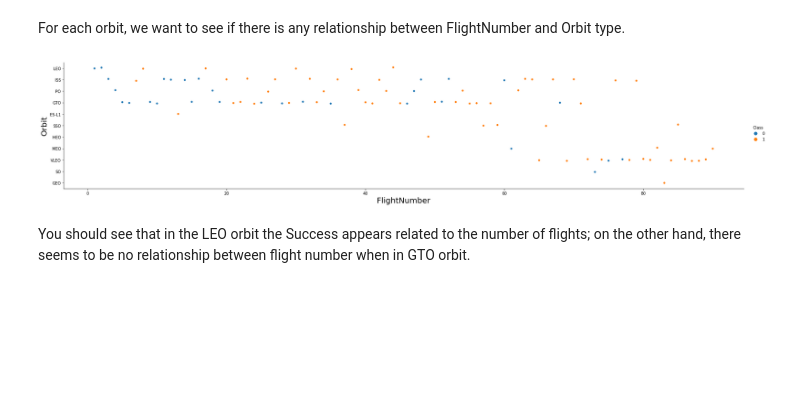
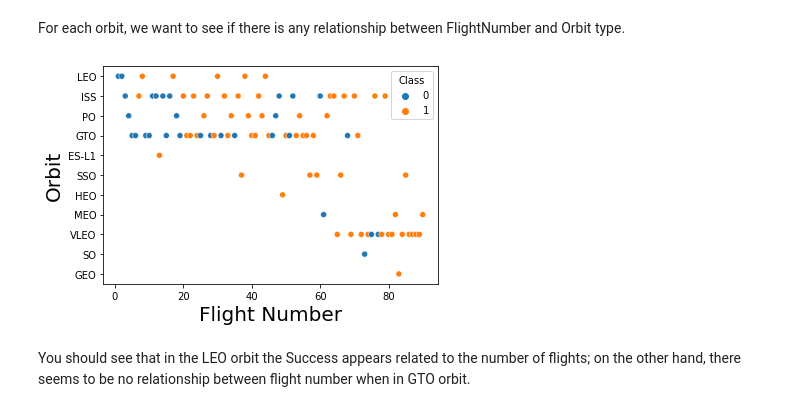
Before and after one commit to rickyk85/AppliedDataScienceCapstone, a Jupyter notebook: Exploratory Analysis using Pandas and Matplotlib.ipynb, the cells around one changed output. Cells and saved outputs as stored; diff of their text form; code cells hidden in the pictures; blank space fills up the shorter version.

```diff
--- a/Exploratory Analysis using Pandas and Matplotlib.ipynb
+++ b/Exploratory Analysis using Pandas and Matplotlib.ipynb
@@ -131,12 +149,12 @@ Analyze the ploted bar chart try to find which orbits have high sucess rate.
 For each orbit, we want to see if there is any relationship between FlightNumber and Orbit type.
 # %%
 # Plot a scatter point chart with x axis to be FlightNumber and y axis to be the Orbit, and hue to be the class value
-sns.catplot(y="Orbit", x="FlightNumber", hue="Class", data=df, aspect = 5)
-plt.xlabel("FlightNumber",fontsize=20)
+sns.scatterplot(x="FlightNumber",y="Orbit",hue="Class",data = df)
+plt.xlabel("Flight Number",fontsize=20)
 plt.ylabel("Orbit",fontsize=20)
 plt.show()
 # %% [output]
-[figure, old version]
+[figure, new version]
 # %% [markdown]
 You should see that in the LEO orbit the Success appears related to the number of flights; on the other hand, there seems to be no relationship between flight number when in GTO orbit.
 # %% [markdown]
```
Also changed, not shown: parts of 9 cells of this notebook.
